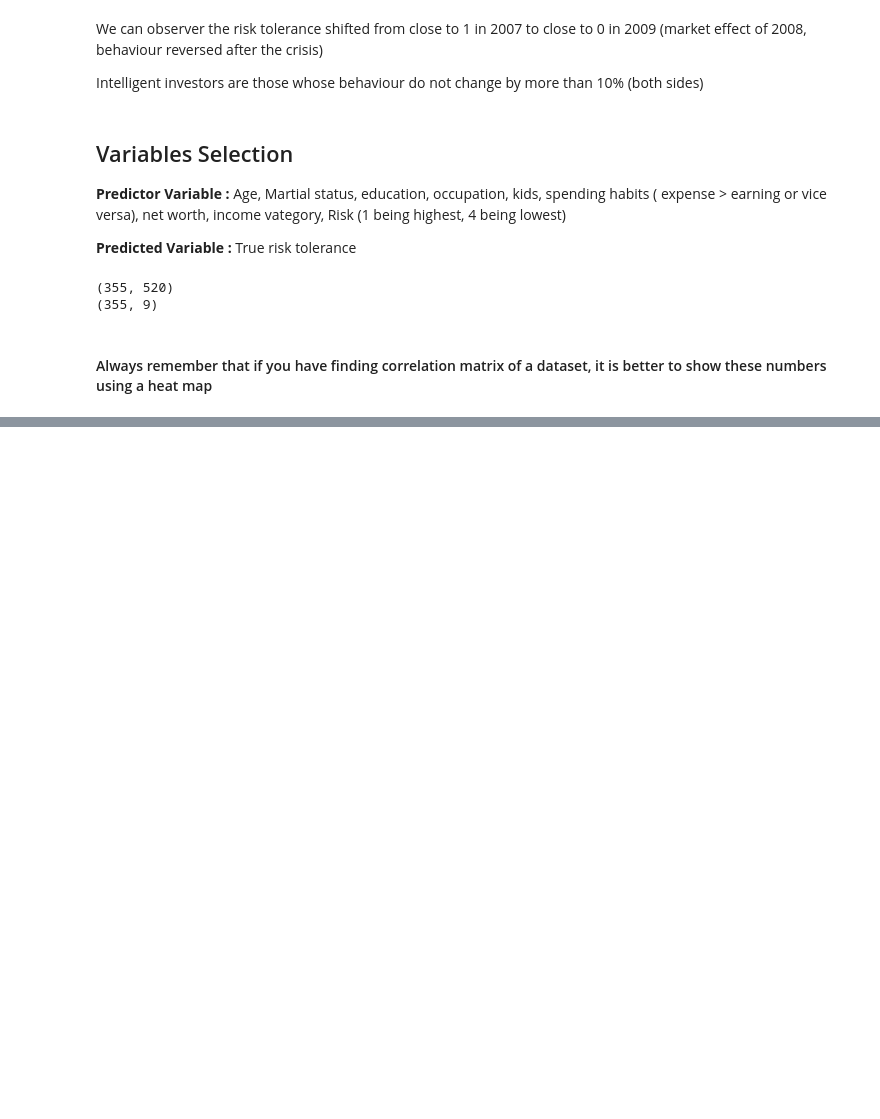
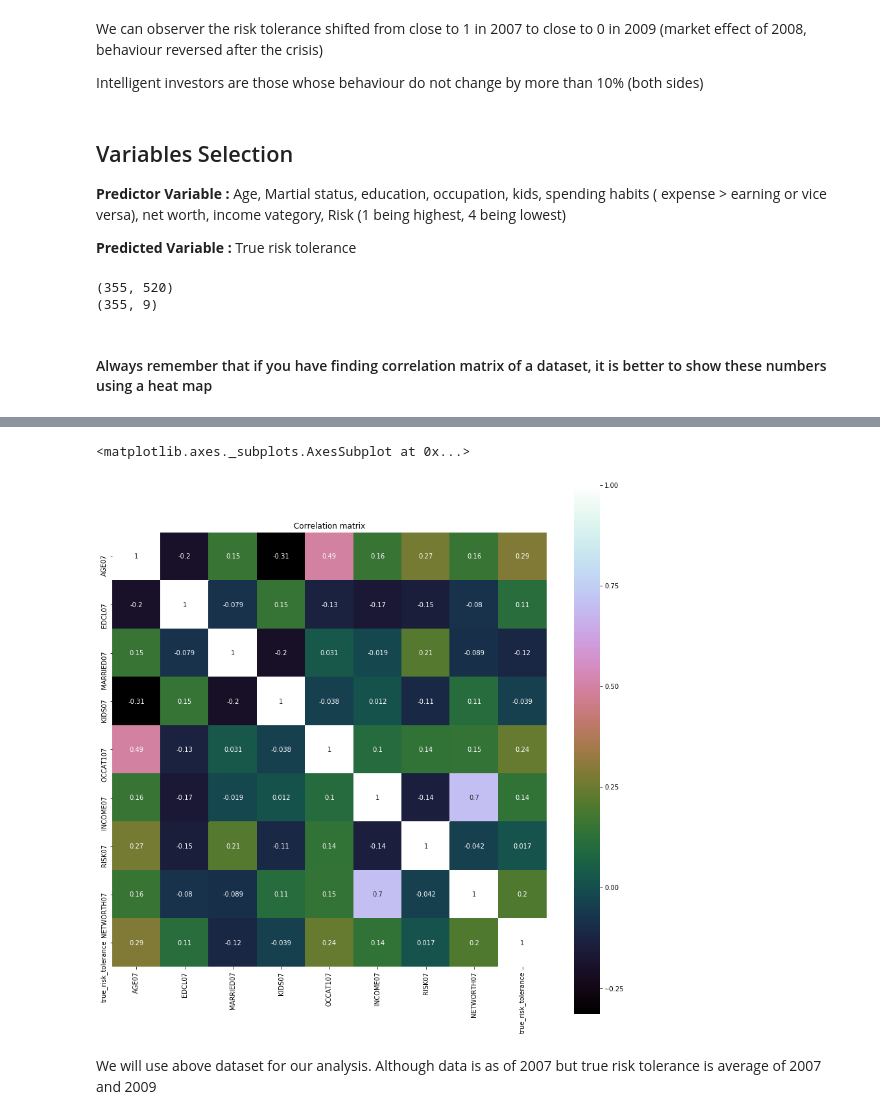
Before and after one commit to Karanpalshekhawat/ml_case_studies_finance_book, a Jupyter notebook: risk_tolerance.ipynb, the cells around one changed output, grey strips where cells are left out. Saved outputs shown, nothing was run; the diff lists cells and outputs as text; code cells hidden in the pictures; blank space fills up the shorter version.

```diff
--- a/risk_tolerance.ipynb
+++ b/risk_tolerance.ipynb
@@ -113,0 +96,10 @@ sns.heatmap(correlation)
+# %%
+correlation = df_int.corr()
+plt.figure(figsize=(15,15))
+plt.title('Correlation matrix')
+sns.heatmap(correlation, vmax=1, cmap='cubehelix', square=True, annot=True)
+# %% [output]
+<matplotlib.axes._subplots.AxesSubplot at 0x...>
+[figure, added]
+# %% [markdown]
+We will use above dataset for our analysis. Although data is as of 2007 but true risk tolerance is average of 2007 and 2009
```
Also changed, not shown: parts of 10 cells of this notebook.
